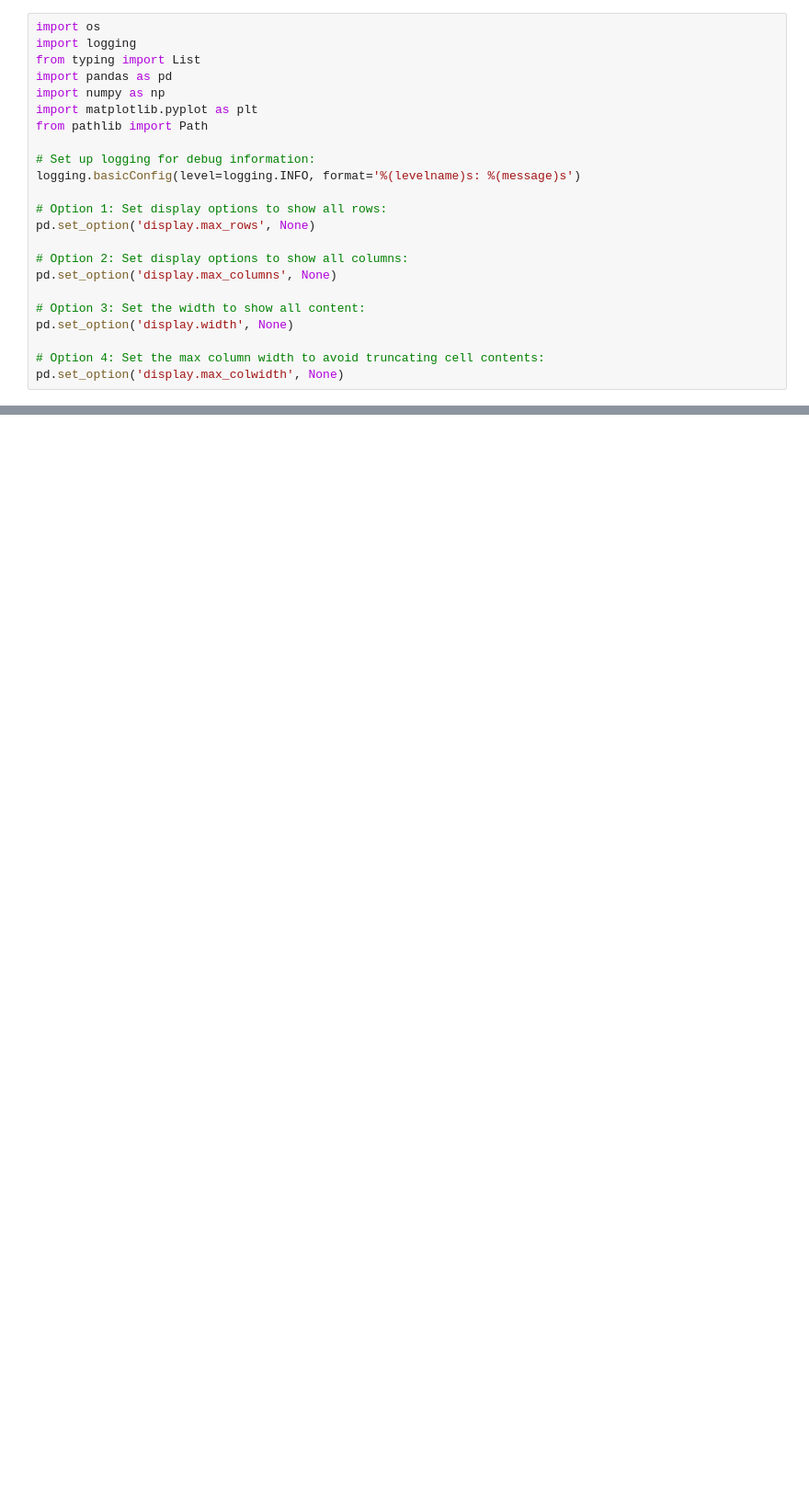
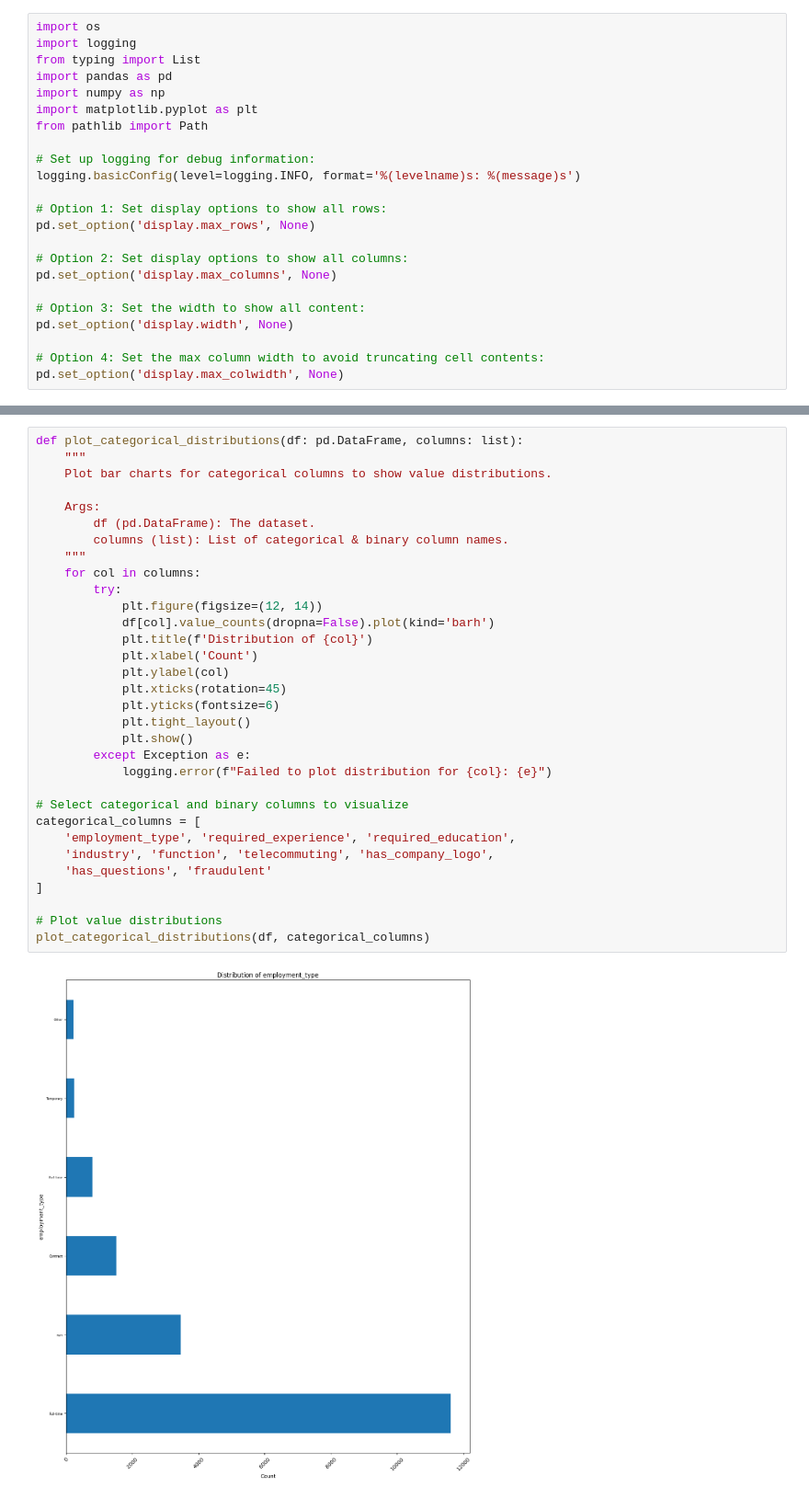
Before and after one commit to jdeleon3/Projects.RealFakeJobPredictor, a Jupyter notebook: ml/EDA/Project Fake Finder - Progress Report 1.ipynb, the cells around one changed output, grey strips where cells are left out. Shown at 92% size. Drawn from its saved outputs; the diff is of its cells as text; blank space fills up the shorter version.

```diff
--- a/ml/EDA/Project Fake Finder - Progress Report 1.ipynb
+++ b/ml/EDA/Project Fake Finder - Progress Report 1.ipynb
@@ -175,0 +270,34 @@ Drop the following Columns: salary, department, required-education, has_question
+# %%
+def plot_categorical_distributions(df: pd.DataFrame, columns: list):
+    """
+    Plot bar charts for categorical columns to show value distributions.
+
+    Args:
+        df (pd.DataFrame): The dataset.
+        columns (list): List of categorical & binary column names.
+    """
+    for col in columns:
+        try:
+            plt.figure(figsize=(12, 14))
+            df[col].value_counts(dropna=False).plot(kind='barh')
+            plt.title(f'Distribution of {col}')
+            plt.xlabel('Count')
+            plt.ylabel(col)
+            plt.xticks(rotation=45)
+            plt.yticks(fontsize=6)
+            plt.tight_layout()
+            plt.show()
+        except Exception as e:
+            logging.error(f"Failed to plot distribution for {col}: {e}")
+
+# Select categorical and binary columns to visualize
+categorical_columns = [
+    'employment_type', 'required_experience', 'required_education',
+    'industry', 'function', 'telecommuting', 'has_company_logo',
+    'has_questions', 'fraudulent'
+]
+
+# Plot value distributions
+plot_categorical_distributions(df, categorical_columns)
+# %% [output]
+[figure, added]
```
Also changed, not shown: parts of 92 cells of this notebook, 3 other files.
